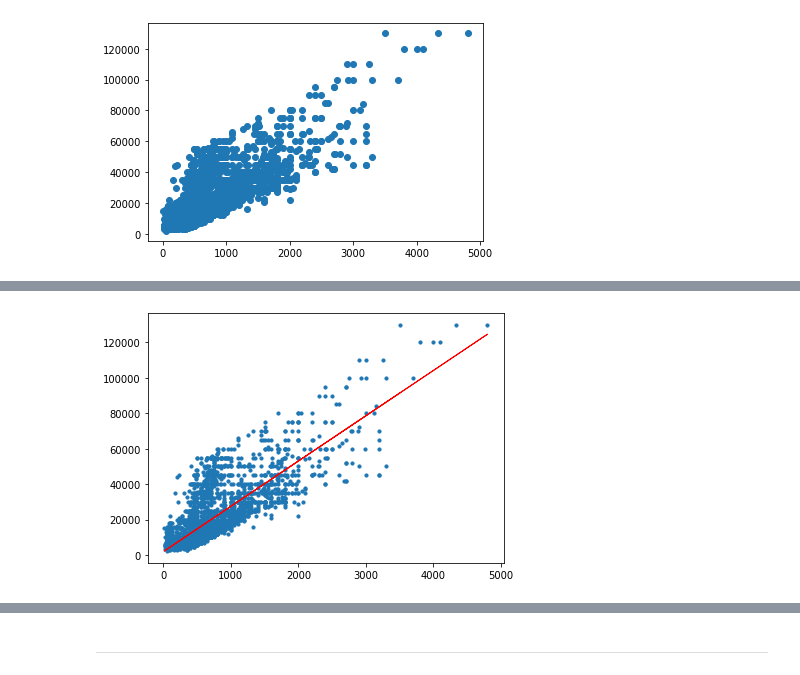
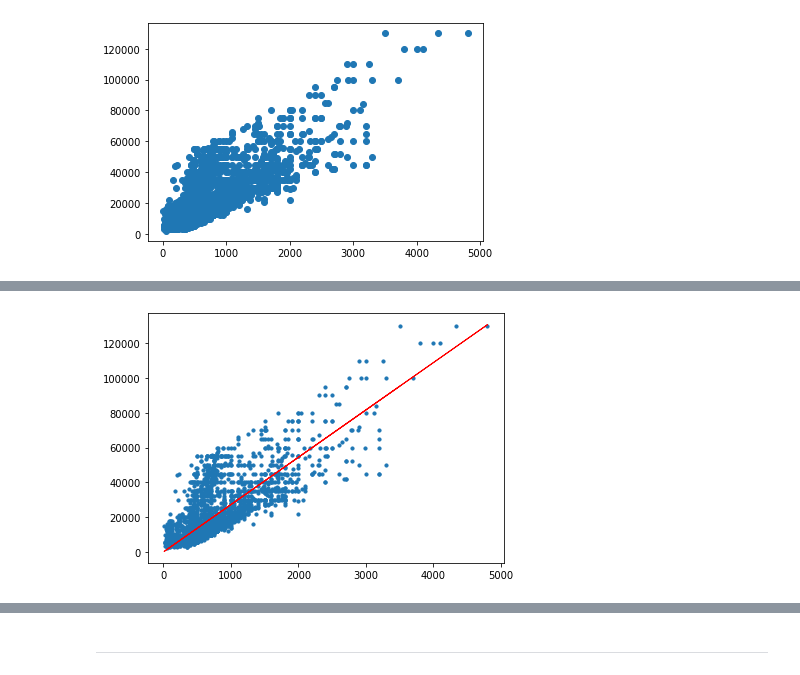
Before and after one commit to matthewalfredoo/Assignment-1-Introduction-to-ML, a Jupyter notebook: 202209134_ML_Assignment1.ipynb, the cells around one changed output, grey strips where cells are left out. Cells and saved outputs as stored; diff of their text form; code cells hidden in the pictures.

```diff
--- a/202209134_ML_Assignment1.ipynb
+++ b/202209134_ML_Assignment1.ipynb
@@ -125,7 +125,8 @@ plt.show()
 # %% [output]
 [figure]
 # %%
-linear_regression = LinearRegression(learning_rate=0.000001, iterations=1000000)
+# linear_regression = LinearRegression(learning_rate=0.000001, iterations=1000000)
+linear_regression = LinearRegression(learning_rate=0.000001, iterations=1000)
 linear_regression.fit(X_train, y_train)
 # %%
 y_pred = linear_regression.predict(X_test)
@@ -172,32 +173,32 @@ plt.show()
 # %%
 fig, ax = plt.subplots()
 fig.set_tight_layout(True)
 
 x = features
 y_pred_line = linear_regression.predict(X)
 line, = ax.plot(features, y_pred_line, color='red', linewidth=1, label="Prediction")
 ax.scatter(features, label, s=10)
 cost = 'Cost: -'
 loss = 'Loss: -'
 
 def update(i):
-    if i % 10000 == 0:
+    if i % 100 == 0:
         global cost, loss
         cost = 'Cost: ' + str(linear_regression.cost_list[i]) + ' - from Iteration ' + str(i)
         loss = 'Loss: ' + str(linear_regression.loss_list[i]) + ' - from Iteration ' + str(i)
 
     title = 'Iteration ' + str(i) + '\n' + cost + '\n' + loss
     line.set_ydata(np.dot(X, linear_regression.thetas_list[i]) + linear_regression.bias_list[i])
     ax.set_title(title)
     return line, ax
 
-anim = animation.FuncAnimation(fig, update, repeat=False, frames=np.arange(0, linear_regression.iterations, 1000), interval=100)
+anim = animation.FuncAnimation(fig, update, repeat=False, frames=np.arange(0, linear_regression.iterations, 10), interval=100)
 
 # Writer = animation.writers['ffmpeg']
 # writer = Writer(fps=30, metadata={'artist': 'Matthew Alfredo'}, bitrate=1800)
 
 # anim.save('Linear Regression Univariate.mp4', writer=writer)
 
 plt.show()
 # %% [output]
-[figure, old version]
+[figure, new version]
```
Also changed, not shown: parts of 11 cells of this notebook.
